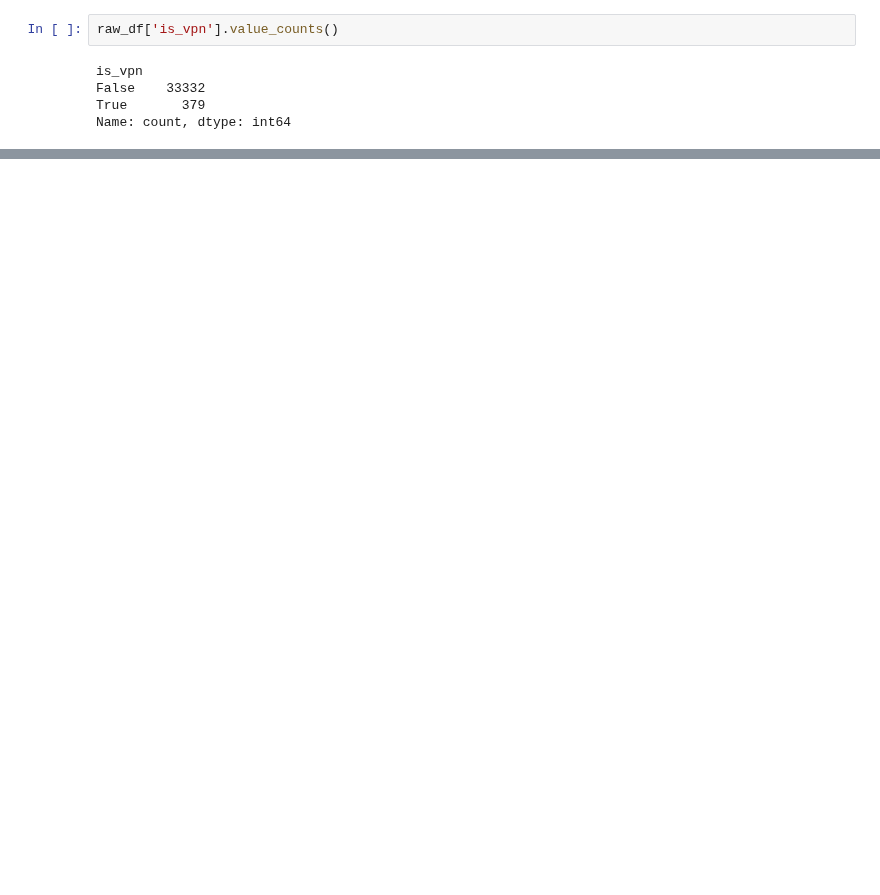
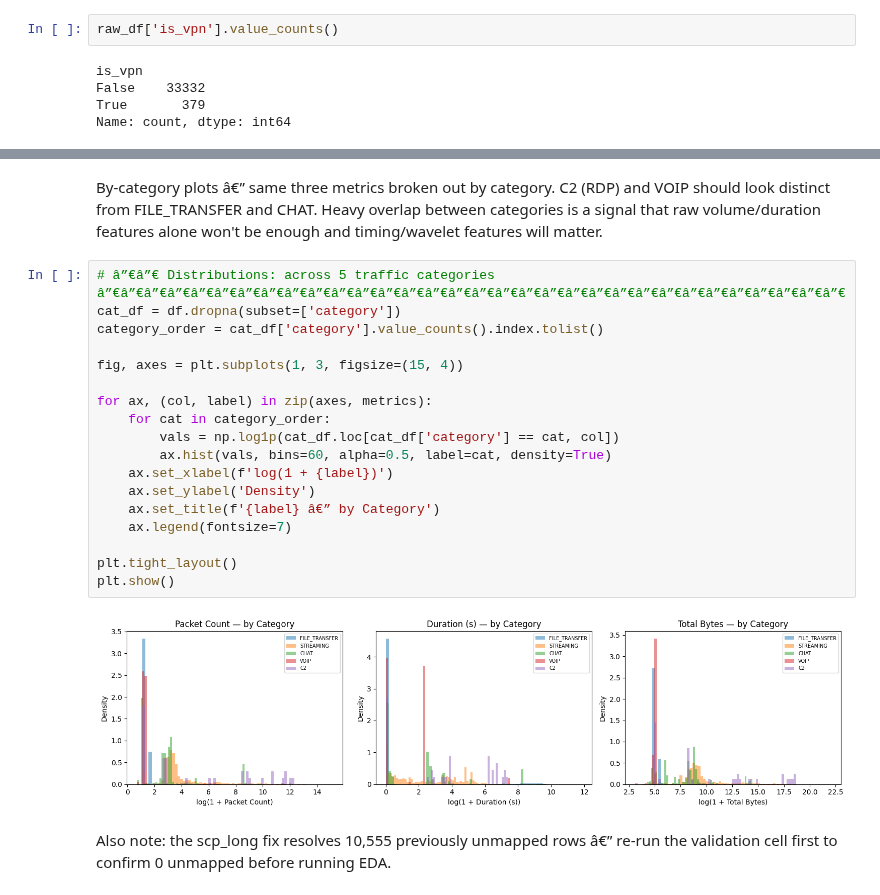
Before and after one commit to Cassequel/Lincoln-Lab-VNAT-Classification, a Jupyter notebook: lincoln_data.ipynb, the cells around one changed output, grey strips where cells are left out. Drawn from its saved outputs; the diff is of its cells as text; blank space fills up the shorter version.

```diff
--- a/lincoln_data.ipynb
+++ b/lincoln_data.ipynb
@@ -149,0 +193,26 @@ Name: count, dtype: int64
+# %% [markdown]
+
+By-category plots â€” same three metrics broken out by category. C2 (RDP) and VOIP should look distinct from FILE_TRANSFER and CHAT. Heavy overlap between categories is a signal that raw volume/duration features alone won't be enough and timing/wavelet features will matter.
+# %%
+# â”€â”€ Distributions: across 5 traffic categories â”€â”€â”€â”€â”€â”€â”€â”€â”€â”€â”€â”€â”€â”€â”€â”€â”€â”€â”€â”€â”€â”€â”€â”€â”€â”€â”€â”€â”€â”€â”€â”€
+cat_df = df.dropna(subset=['category'])
+category_order = cat_df['category'].value_counts().index.tolist()
+
+fig, axes = plt.subplots(1, 3, figsize=(15, 4))
+
+for ax, (col, label) in zip(axes, metrics):
+    for cat in category_order:
+        vals = np.log1p(cat_df.loc[cat_df['category'] == cat, col])
+        ax.hist(vals, bins=60, alpha=0.5, label=cat, density=True)
+    ax.set_xlabel(f'log(1 + {label})')
+    ax.set_ylabel('Density')
+    ax.set_title(f'{label} â€” by Category')
+    ax.legend(fontsize=7)
+
+plt.tight_layout()
+plt.show()
+# %% [output]
+[figure, added]
+# %% [markdown]
+
+Also note: the scp_long fix resolves 10,555 previously unmapped rows â€” re-run the validation cell first to confirm 0 unmapped before running EDA.
```
Also changed, not shown: parts of 39 cells of this notebook, 23 other files.
